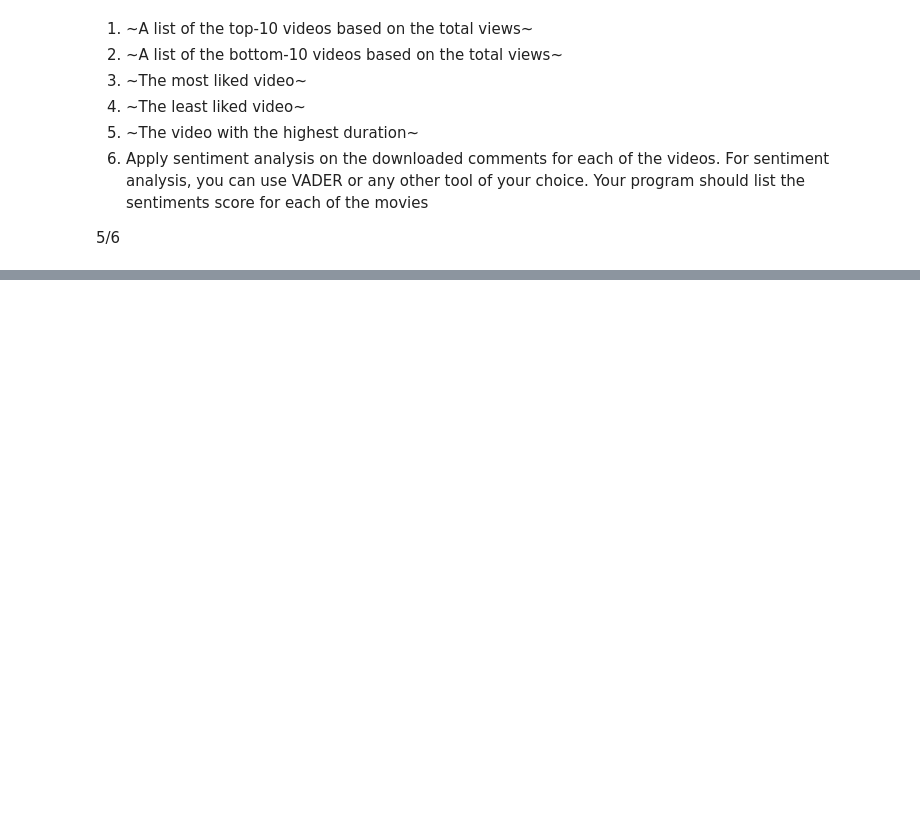
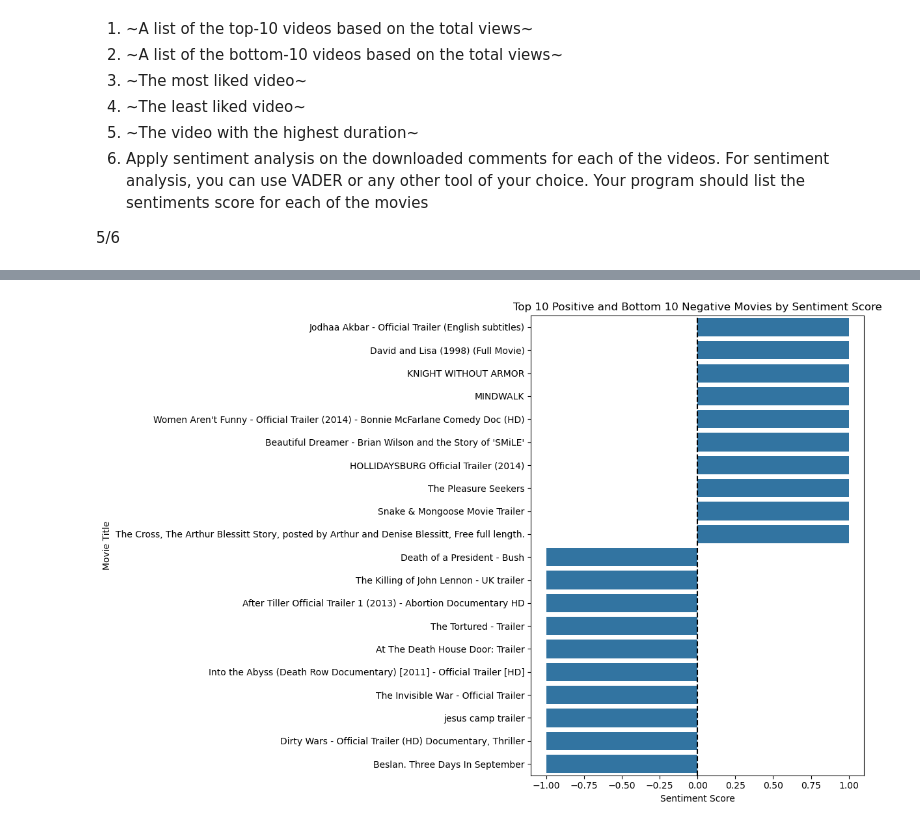
Before and after one commit to svjai/SMA_repo, a Jupyter notebook: trail1_assignment_usingapi_GCP_jay_main_repo.ipynb, the cells around one changed output, grey strips where cells are left out. Saved outputs shown, nothing was run; the diff lists cells and outputs as text; code cells hidden in the pictures; blank space fills up the shorter version.

```diff
--- a/trail1_assignment_usingapi_GCP_jay_main_repo.ipynb
+++ b/trail1_assignment_usingapi_GCP_jay_main_repo.ipynb
@@ -706,3 +760,5 @@ max_min_stat(sample_pd,'Minutes',0)
+# %%
+sample_pd['extracted_values'] = sample_pd['comments'].apply(extract_func)
 # %% [markdown]
 1.	~A list of  the top-10 videos based on the total views~
 2.	~A list of the bottom-10 videos based on the total views~
@@ -718,3 +861,12 @@ sample=pd.read_csv('merged_df.csv')
 # %%
 ## sentiment analysis
+# %%
+# Function to apply preprocessing to a list of comments
+def preprocess_comment_list(comment_list):
+    if isinstance(comment_list, list):
+        return [preprocess_text(comment) for comment in comment_list]
+    return comment_list
+
+# Assuming 'comments' is your column containing lists of comments
+sample_pd['cleaned_comments'] = sample_pd['extracted_values'].apply(preprocess_comment_list)
 # %%
@@ -851,0 +917,33 @@ print(f"\nAverage Sentiment Score: {average_sentiment}")
+# %%
+import matplotlib.pyplot as plt
+import seaborn as sns
+
+# Assuming your DataFrame is called 'sample_pd' and has columns 'title' and 'sentiment_score'
+
+# Sort the DataFrame by sentiment score
+sorted_df = sample_pd.sort_values('sentiment_score', ascending=False)
+
+# Get top 10 and bottom 10
+top_10 = sorted_df.head(10)
+bottom_10 = sorted_df.tail(10)
+
+# Combine into a single DataFrame
+plot_df = pd.concat([top_10, bottom_10])
+
+# Create the plot
+plt.figure(figsize=(12, 8))
+sns.barplot(x='sentiment_score', y='title', data=plot_df, orient='h')
+
+# Customize the plot
+plt.title('Top 10 Positive and Bottom 10 Negative Movies by Sentiment Score')
+plt.xlabel('Sentiment Score')
+plt.ylabel('Movie Title')
+
+# Add a vertical line at x=0 to separate positive and negative scores
+plt.axvline(x=0, color='black', linestyle='--')
+
+# Show the plot
+plt.tight_layout()
+plt.show()
+# %% [output]
+[figure, added]
```
Also changed, not shown: parts of 32 cells of this notebook, 1 other file.
